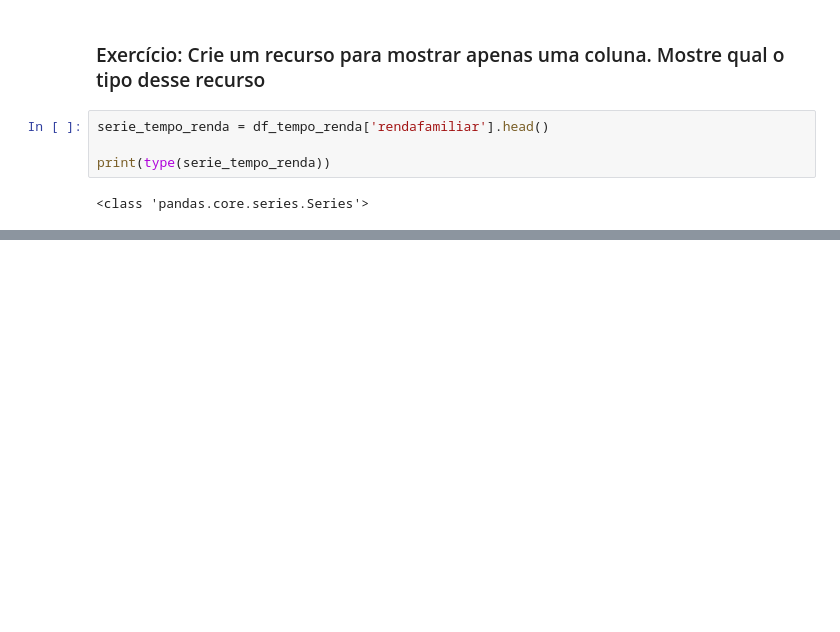
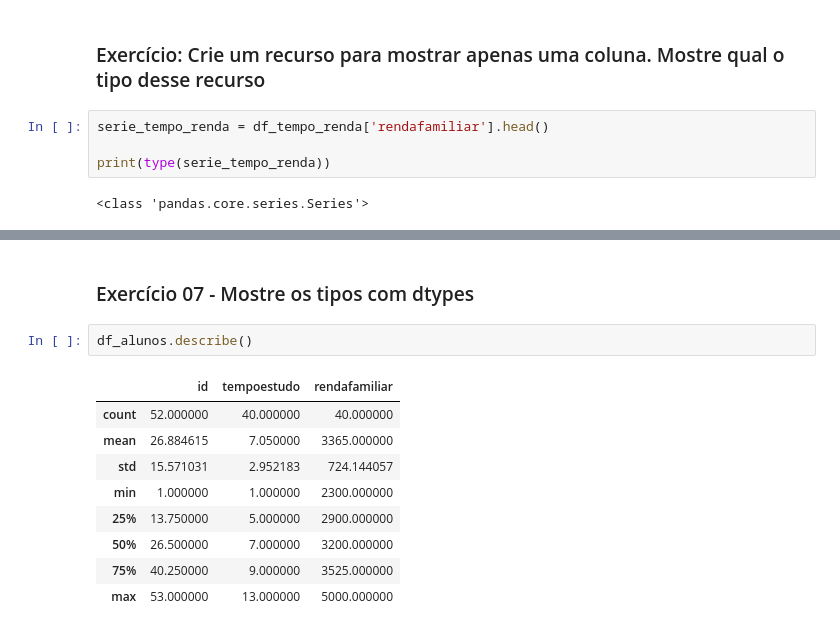
Before and after one commit to fabricio176/fabricio-semanadatascience, a Jupyter notebook: desafios/Exercicio-01-08/conexao.ipynb, the cells around one changed output, grey strips where cells are left out. Drawn from its saved outputs; the diff is of its cells as text; blank space fills up the shorter version.

```diff
--- a/desafios/Exercicio-01-08/conexao.ipynb
+++ b/desafios/Exercicio-01-08/conexao.ipynb
@@ -213,0 +270,14 @@ print(type(serie_tempo_renda))
+# %% [markdown]
+### Exercício 07 - Mostre os tipos com dtypes
+# %%
+df_alunos.describe()
+# %% [output]
+|  | id | tempoestudo | rendafamiliar |
+| count | 52.000000 | 40.000000 | 40.000000 |
+| mean | 26.884615 | 7.050000 | 3365.000000 |
+| std | 15.571031 | 2.952183 | 724.144057 |
+| min | 1.000000 | 1.000000 | 2300.000000 |
+| 25% | 13.750000 | 5.000000 | 2900.000000 |
+| 50% | 26.500000 | 7.000000 | 3200.000000 |
+| 75% | 40.250000 | 9.000000 | 3525.000000 |
+| max | 53.000000 | 13.000000 | 5000.000000 |
```
Also changed, not shown: parts of 25 cells of this notebook, 2 other files.
